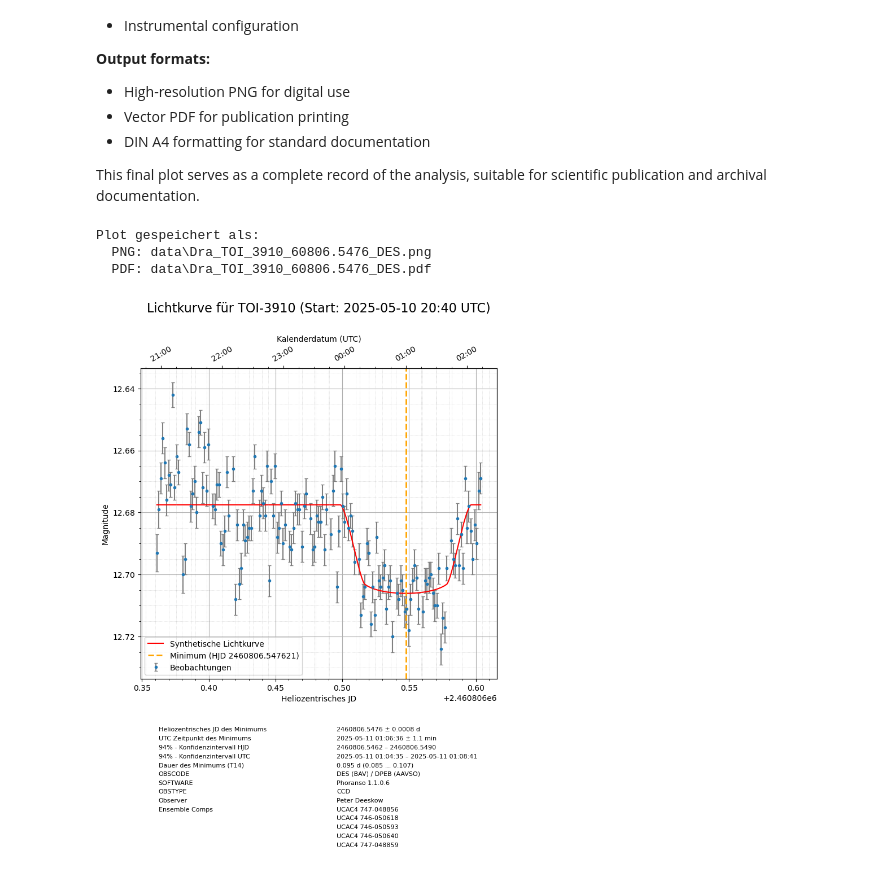
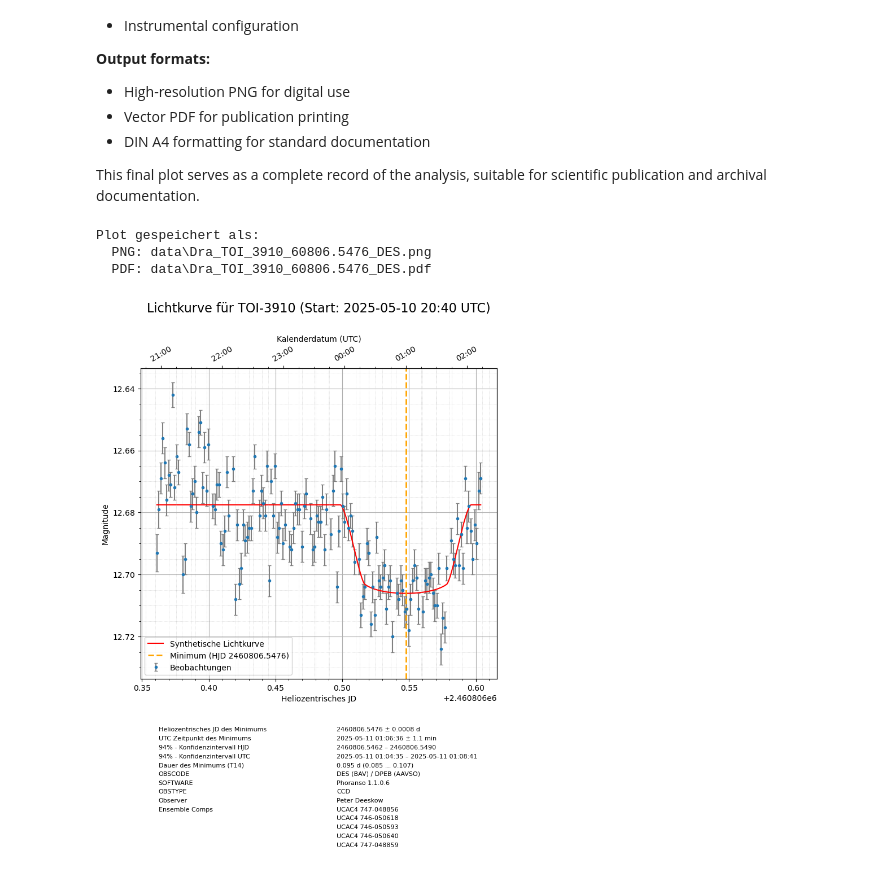
Before and after one commit to pdeeskow/lightcurve, a Jupyter notebook: BAV_lightcurve.ipynb, the cells around one changed output. Drawn from its saved outputs; the diff is of its cells as text; code cells hidden in the pictures.

```diff
--- a/BAV_lightcurve.ipynb
+++ b/BAV_lightcurve.ipynb
@@ -606,7 +606,7 @@ ax.plot(df_synth['HJD'], df_synth['MAG'],
 
 # Vertikale Linie für das Minimum
 ax.axvline(hjd_min, color='orange', linestyle='--', linewidth=2,
-           label=f'Minimum (HJD {hjd_min:.6f})')
+           label=f'Minimum (HJD {hjd_min:.4f})')
 
 ax.invert_yaxis()
 ax.set_xlabel('Heliozentrisches JD')
@@ -665,31 +665,31 @@ for key, value in header_dict.items():
 tbl = ax.table(
     cellText=table_data,
     cellLoc="left",
     loc="bottom",
     bbox=[0, -0.55, 1, 0.4]
 )
 tbl.auto_set_font_size(False)
 tbl.set_fontsize(8)
 tbl.scale(1,4.0)  # increased row height
 # Entferne Tabellenlinien
 for cell in tbl._cells.values():
     cell.set_linewidth(0)
 
 # Speichere Plot als PNG und PDF
 plot_basename = f"{constellation_short}_{object_clean}_{hjd_reduced:.4f}_DES"
 png_path = Path('data') / f"{plot_basename}.png"
 pdf_path = Path('data') / f"{plot_basename}.pdf"
 
 plt.savefig(png_path, dpi=300, bbox_inches='tight', format='png')
 plt.savefig(pdf_path, bbox_inches='tight', format='pdf')
 
 print(f"Plot gespeichert als:")
 print(f"  PNG: {png_path}")
 print(f"  PDF: {pdf_path}")
 
 plt.show()
 # %% [output]
 Plot gespeichert als:
   PNG: data\Dra_TOI_3910_60806.5476_DES.png
   PDF: data\Dra_TOI_3910_60806.5476_DES.pdf
-[figure, old version]
+[figure, new version]
```
Also changed, not shown: 2 other files.
